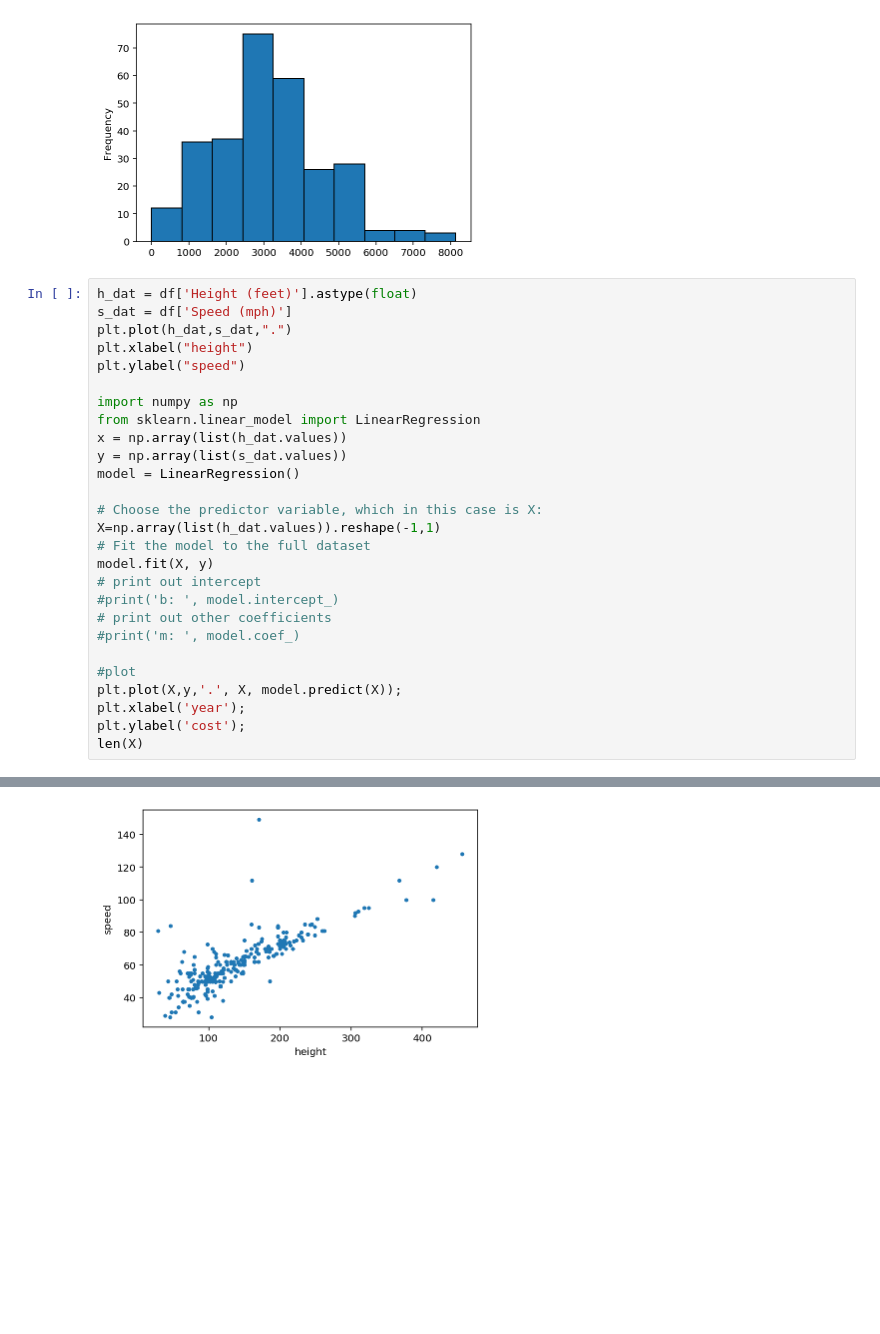
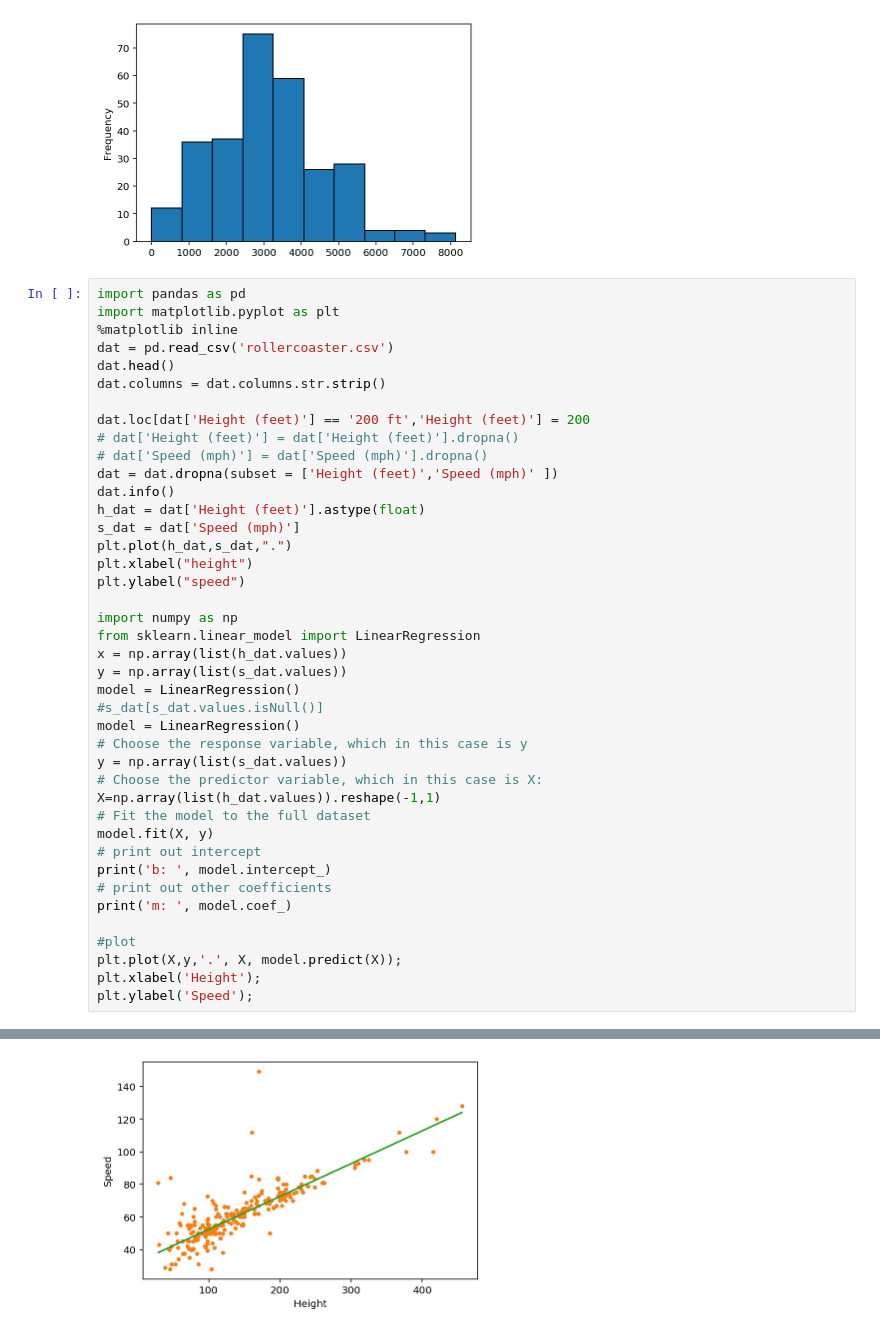
Before and after one commit to doubledinh/-Rollercoaster-, a Jupyter notebook: Rollercoaster Project Sophie and Ethan.ipynb, the cells around one changed output, grey strips where cells are left out. Saved outputs shown, nothing was run; the diff lists cells and outputs as text; blank space fills up the shorter version.

```diff
--- a/Rollercoaster Project Sophie and Ethan.ipynb
+++ b/Rollercoaster Project Sophie and Ethan.ipynb
@@ -115,8 +115,20 @@ Operating['Length (feet)'].plot.hist(edgecolor = "black")
 <matplotlib.axes._subplots.AxesSubplot at 0x...>
 [figure]
 # %%
-h_dat = df['Height (feet)'].astype(float)
-s_dat = df['Speed (mph)']
+import pandas as pd
+import matplotlib.pyplot as plt
+%matplotlib inline
+dat = pd.read_csv('rollercoaster.csv')
+dat.head()
+dat.columns = dat.columns.str.strip()
+
+dat.loc[dat['Height (feet)'] == '200 ft','Height (feet)'] = 200
+# dat['Height (feet)'] = dat['Height (feet)'].dropna()
+# dat['Speed (mph)'] = dat['Speed (mph)'].dropna()
+dat = dat.dropna(subset = ['Height (feet)','Speed (mph)' ])
+dat.info()
+h_dat = dat['Height (feet)'].astype(float)
+s_dat = dat['Speed (mph)']
 plt.plot(h_dat,s_dat,".")
 plt.xlabel("height")
 plt.ylabel("speed")
@@ -126,19 +138,21 @@ from sklearn.linear_model import LinearRegression
 x = np.array(list(h_dat.values))
 y = np.array(list(s_dat.values))
 model = LinearRegression()
-
+#s_dat[s_dat.values.isNull()]
+model = LinearRegression()
+# Choose the response variable, which in this case is y
+y = np.array(list(s_dat.values))
 # Choose the predictor variable, which in this case is X:
 X=np.array(list(h_dat.values)).reshape(-1,1)
 # Fit the model to the full dataset
 model.fit(X, y)
 # print out intercept
-#print('b: ', model.intercept_)
+print('b: ', model.intercept_)
 # print out other coefficients
-#print('m: ', model.coef_)
+print('m: ', model.coef_)
 
 #plot
 plt.plot(X,y,'.', X, model.predict(X));
-plt.xlabel('year');
-plt.ylabel('cost');
-len(X)
+plt.xlabel('Height');
+plt.ylabel('Speed');
 # %% [output]
@@ -146 +176 @@ ValueError: Input contains NaN, infinity or a value too large for dtype('float64
-[figure, old version]
+[figure, new version]
```
Also changed, not shown: parts of 2 cells of this notebook.
